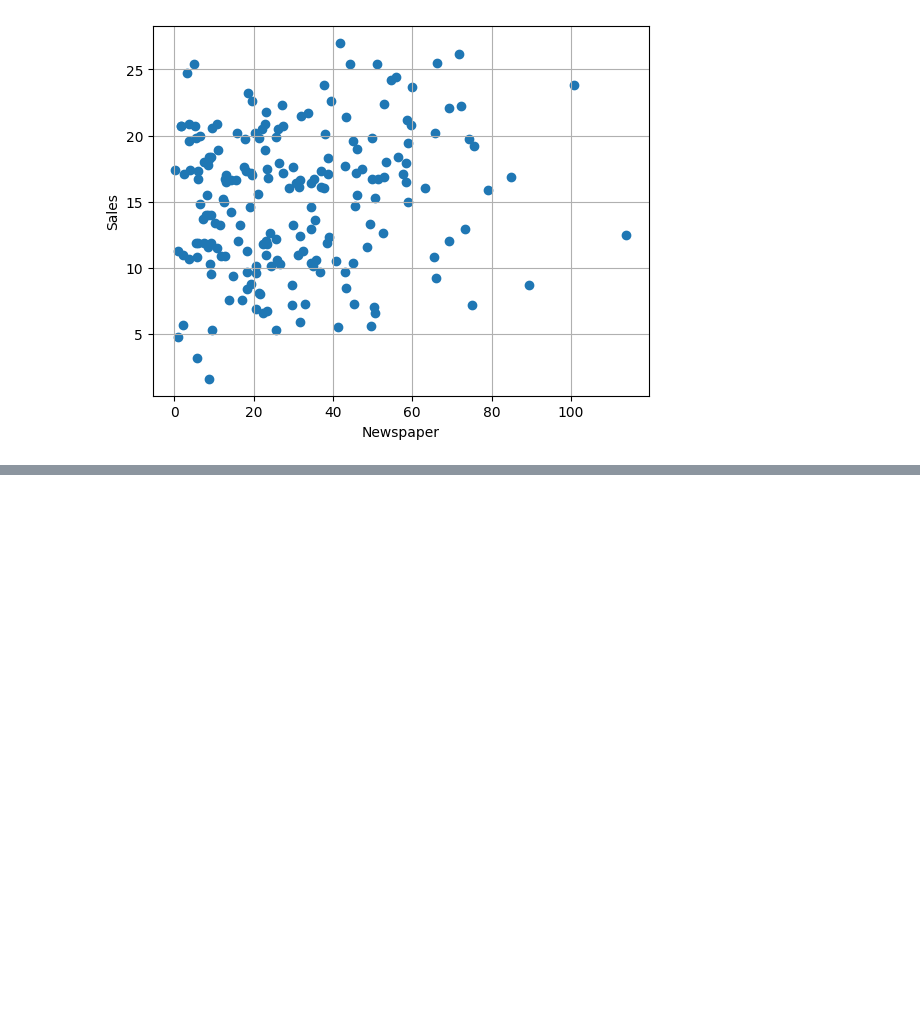
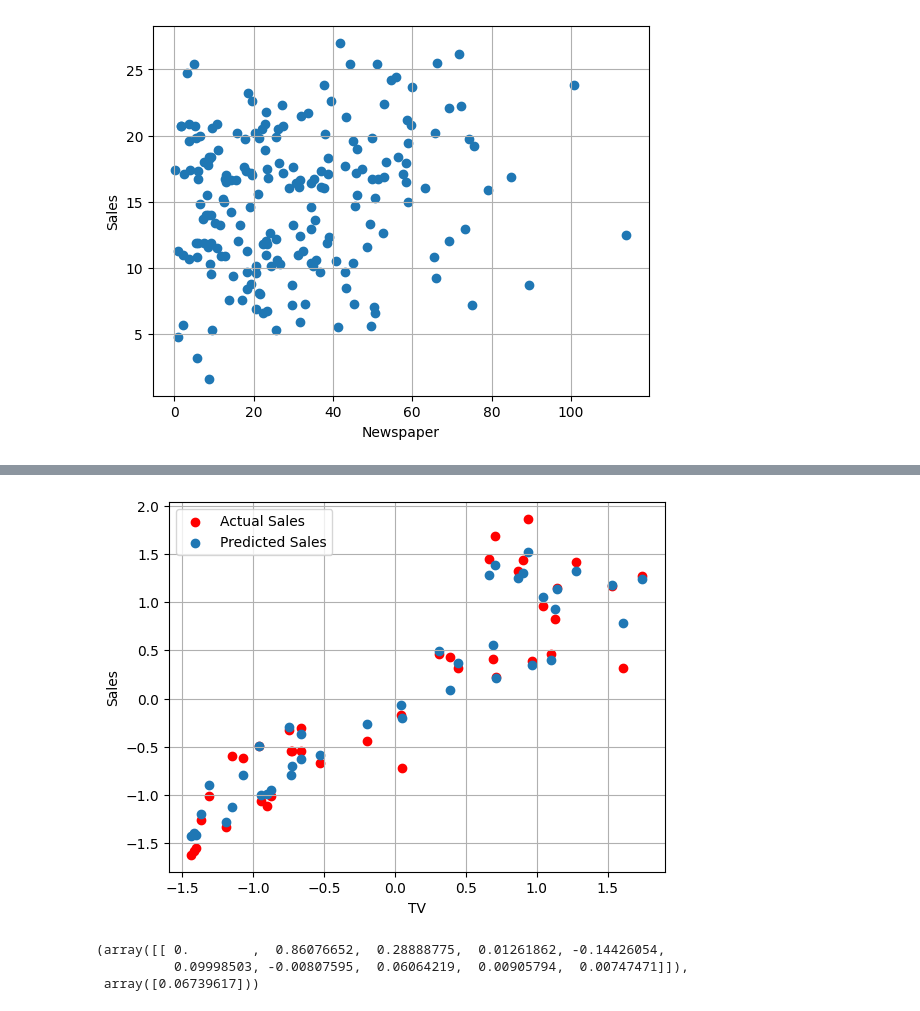
Before and after one commit to sid1051/ExoStellar_Nexus, a Jupyter notebook: Assignments/Assignment-2/Assignment_2_TaurusHunters.ipynb, the cells around one changed output, grey strips where cells are left out. Drawn from its saved outputs; the diff is of its cells as text; code cells hidden in the pictures; blank space fills up the shorter version.

```diff
--- a/Assignments/Assignment-2/Assignment_2_TaurusHunters.ipynb
+++ b/Assignments/Assignment-2/Assignment_2_TaurusHunters.ipynb
@@ -87,0 +105,17 @@ lin_reg.coef_,lin_reg.intercept_
+# %%
+plt.scatter(X_test[:,0],Sales_test,label='Actual Sales',color='red')
+plt.scatter(X_test[:,0],y_pred_pipeline,label='Predicted Sales')
+plt.xlabel('TV')
+plt.ylabel('Sales')
+plt.grid(True)
+plt.legend()
+plt.show()
+# %% [output]
+[figure, added]
+# %%
+ridge_reg = pipeline.named_steps['ridge']
+ridge_reg.coef_,ridge_reg.intercept_
+# %% [output]
+(array([[ 0.        ,  0.86076652,  0.28888775,  0.01261862, -0.14426054,
+          0.09998503, -0.00807595,  0.06064219,  0.00905794,  0.00747471]]),
+ array([0.06739617]))
```
Also changed, not shown: parts of 8 cells of this notebook.
